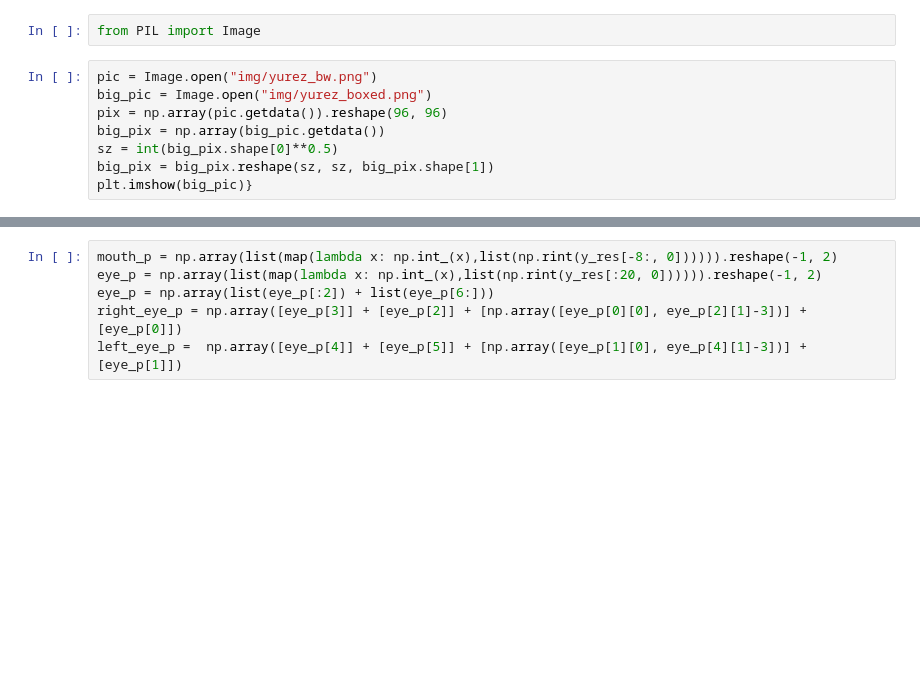
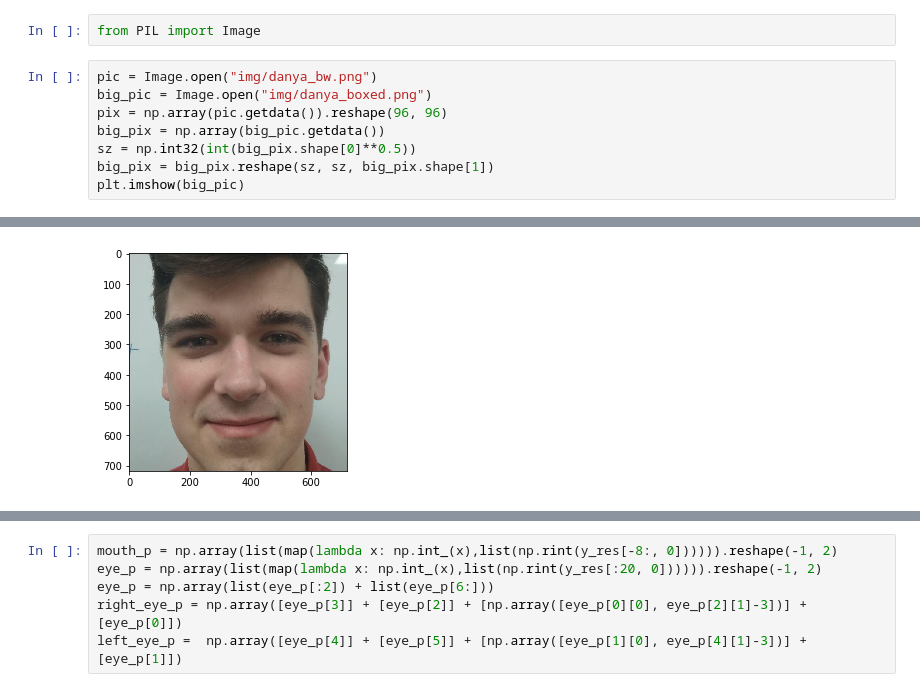
Before and after one commit to Midren/Caricature_maker, a Jupyter notebook: Untitled1.ipynb, the cells around one changed output, grey strips where cells are left out. Saved outputs shown, nothing was run; the diff lists cells and outputs as text; blank space fills up the shorter version.

```diff
--- a/Untitled1.ipynb
+++ b/Untitled1.ipynb
@@ -165,11 +167,11 @@ plt.imshow(image, 'gray')
 # %%
 from PIL import Image
 # %%
-pic = Image.open("img/yurez_bw.png")
-big_pic = Image.open("img/yurez_boxed.png")
+pic = Image.open("img/danya_bw.png")
+big_pic = Image.open("img/danya_boxed.png")
 pix = np.array(pic.getdata()).reshape(96, 96)
 big_pix = np.array(big_pic.getdata())
-sz = int(big_pix.shape[0]**0.5)
+sz = np.int32(int(big_pix.shape[0]**0.5))
 big_pix = big_pix.reshape(sz, sz, big_pix.shape[1])
-plt.imshow(big_pic)}
+plt.imshow(big_pic)
 # %% [output]
@@ -177,3 +179,4 @@ SyntaxError: invalid syntax (<ipython-input-35-bc9390bb033f>, line 7)
+[figure, added]
 # %%
 y_res = Predictor.predict_all(p, pix.reshape(1, 96, 96))
 big_y_res = y_res * sz/96
```
Also changed, not shown: parts of 11 cells of this notebook.
